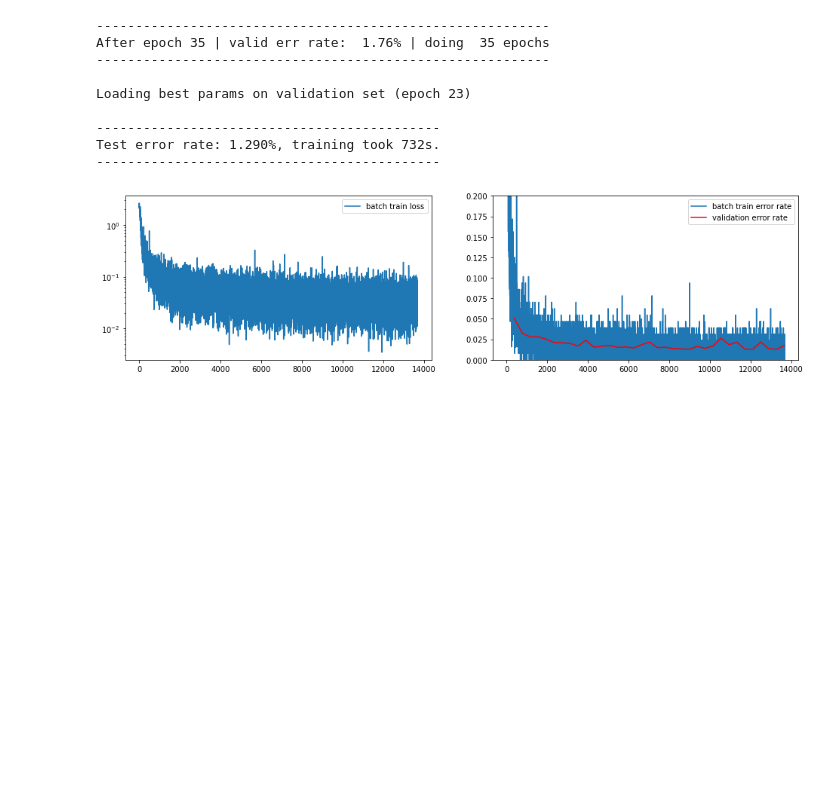
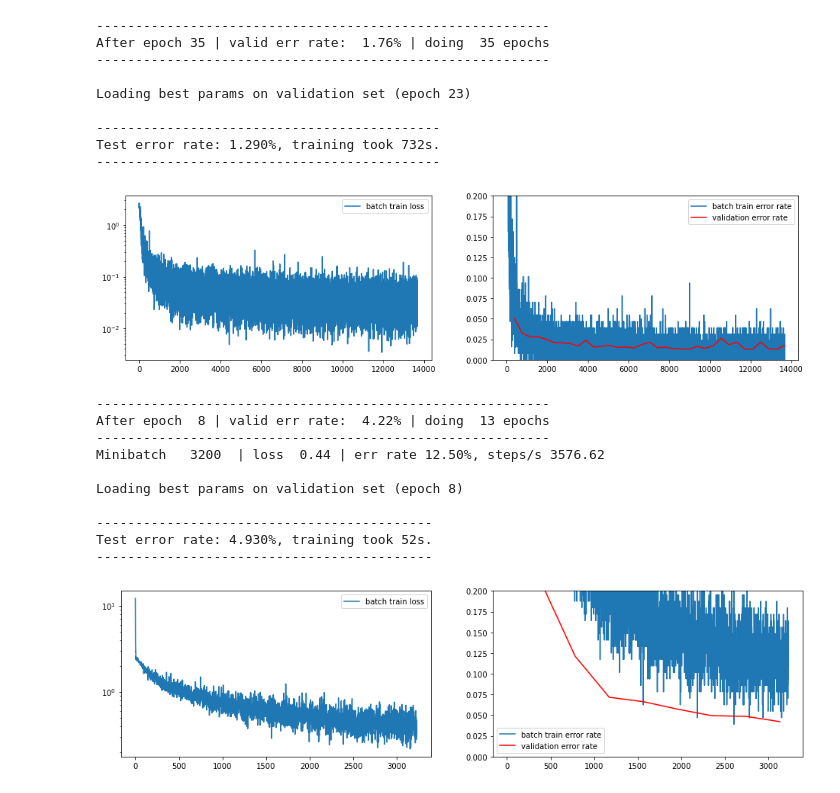
Before and after one commit to jdworzans/nn-and-nlp, a Jupyter notebook: A2.ipynb, the cells around one changed output. Cells and saved outputs as stored; diff of their text form; code cells hidden in the pictures; blank space fills up the shorter version.

Commit message:
Add Dropout

```diff
--- a/A2.ipynb
+++ b/A2.ipynb
@@ -586,3 +586,68 @@ Loading best params on validation set (epoch 23)
 Test error rate: 1.290%, training took 732s.
 --------------------------------------------
 [figure]
+# %%
+class Dropout(nn.Module):
+    def __init__(self, p=0.5, inplace=False):
+        super().__init__()
+        self.p = p
+        self.inplace = inplace
+
+    def forward(self, x):
+        return F.dropout(x, self.p, self.training, inplace=self.inplace)
+# %%
+random.seed(0)
+torch.manual_seed(0)
+np.random.seed(0)
+
+model = Model(
+    Dropout(0.2),
+    nn.Linear(28 * 28, 256),
+    nn.ReLU(),
+    Dropout(0.5),
+    nn.Linear(256, 128),
+    nn.ReLU(),
+    Dropout(0.5),
+    nn.Linear(128, 32),
+    nn.ReLU(),
+    Dropout(0.5),
+    nn.Linear(32, 10),
+)
+
+with torch.no_grad():
+    # Initialize parameters
+    for name, p in model.named_parameters():
+        if "weight" in name:
+            nn.init.xavier_normal_(p, gain=nn.init.calculate_gain("relu"))
+        elif "bias" in name:
+            p.zero_()
+        else:
+            raise ValueError('Unknown parameter name "%s"' % name)
+
+def alpha():
+    yield from itertools.repeat(1e-1, 20)
+    yield from itertools.repeat(1e-1 / 2)
+
+# On GPU enabled devices set device='cuda' else set device='cpu'
+t_start = time.time()
+SGD(model, mnist_loaders, alpha=alpha(), epsilon=1e-2, decay=1e-5, max_num_epochs=100, device="cpu")
+
+
+test_err_rate = compute_error_rate(model, mnist_loaders["test"])
+m = (
+    f"Test error rate: {test_err_rate * 100.0:.3f}%, "
+    f"training took {time.time() - t_start:.0f}s."
+)
+print("{0}\n{1}\n{0}".format("-" * len(m), m))
+# %% [output]
+----------------------------------------------------------
+After epoch  8 | valid err rate:  4.22% | doing  13 epochs
+----------------------------------------------------------
+Minibatch   3200  | loss  0.44 | err rate 12.50%, steps/s 3576.62
+
+Loading best params on validation set (epoch 8)
+
+-------------------------------------------
+Test error rate: 4.930%, training took 52s.
+-------------------------------------------
+[figure, added]
```
